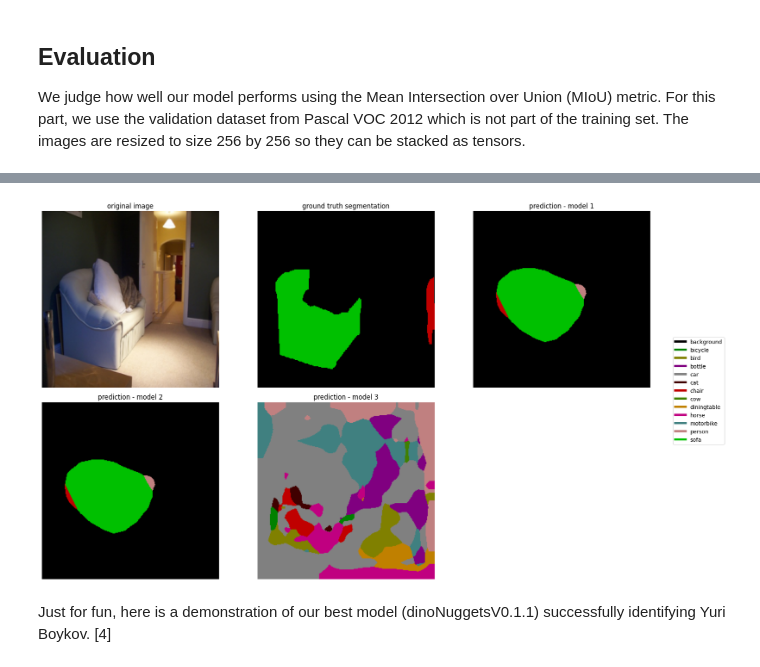
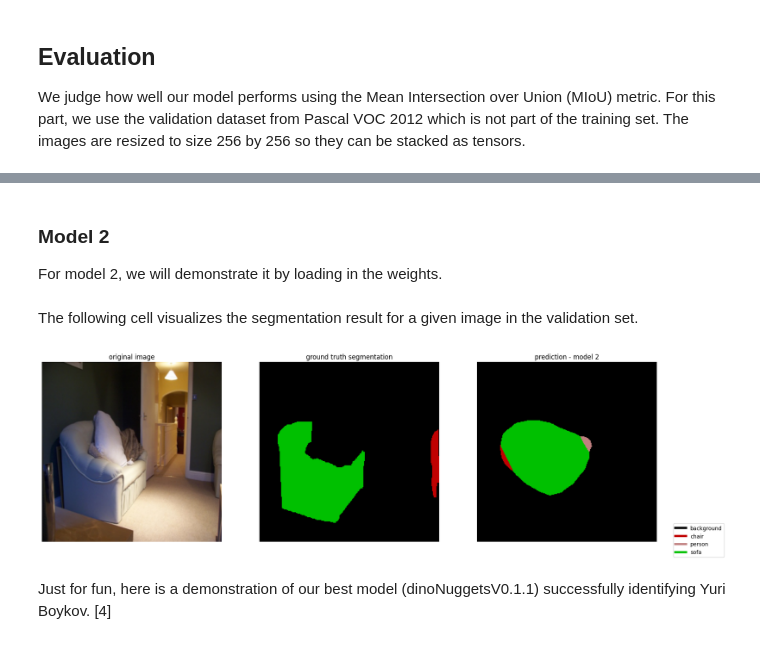
Before and after one commit to tofuuuuuuu/cs484-final-project, a Jupyter notebook: wsss.ipynb, the cells around one changed output, grey strips where cells are left out. Cells and saved outputs as stored; diff of their text form; code cells hidden in the pictures.

```diff
--- a/wsss.ipynb
+++ b/wsss.ipynb
@@ -853,3 +867,6 @@ After training the CNN using each of the loss functions we described earlier, we
+# %% [markdown]
+### Model 2
+For model 2, we will demonstrate it by loading in the weights.
 # %%
 from pathlib import Path
 
@@ -858,25 +876,13 @@ from pathlib import Path
 # torch.save(big_net_v2.state_dict(), save_path)
 # %%
 # load saved models
-path1 = Path("models") / "dinoNuggetsV0.0.1"
-path2 = Path("models") / "dinoNuggetsV0.1.1"
-path3 = Path("models") / "dinoNuggetsV0.1.2"
+path2 = Path("models") / "dinoNuggetsV0.0.1"
 
-model1 = DinoNuggets(copy.deepcopy(dino_backbone), NUM_CLASSES).to(device)
 model2 = DinoNuggets(copy.deepcopy(dino_backbone), NUM_CLASSES).to(device)
-model3 = DinoNuggets(copy.deepcopy(dino_backbone), NUM_CLASSES).to(device)
 
-weights1 = torch.load(path1, weights_only=False, map_location=device)
 weights2 = torch.load(path2, weights_only=False, map_location=device)
-weights3 = torch.load(path3, weights_only=False, map_location=device)
-
-model1.load_state_dict(weights1)
-model1.eval()
 
 model2.load_state_dict(weights2)
 model2.eval()
-
-model3.load_state_dict(weights3)
-model3.eval()
 # %%
 # display validation results for all 3 models
@@ -894,3 +892,5 @@ print("Validation MIoU for model 3:", val_miou3)
+# %% [markdown]
+The following cell visualizes the segmentation result for a given image in the validation set.
 # %%
 sample_idx = 10 # change to see different examples
 
@@ -903,18 +903,12 @@ mean = torch.tensor([0.485, 0.456, 0.406]).view(3, 1, 1)
 std = torch.tensor([0.229, 0.224, 0.225]).view(3, 1, 1)
 img_disp = (img_t.cpu() * std + mean).clamp(0, 1).permute(1, 2, 0).numpy()
 
-model1.eval()
 model2.eval()
-model3.eval()
 
 with torch.no_grad():
-    out1 = model1(input_t)
     out2 = model2(input_t)
-    out3 = model3(input_t)
 
-pred1 = torch.argmax(out1, dim=1).cpu().numpy()[0]
 pred2 = torch.argmax(out2, dim=1).cpu().numpy()[0]
-pred3 = torch.argmax(out3, dim=1).cpu().numpy()[0]
 
 gt_np = gt_mask.cpu().numpy()
 
@@ -924,48 +918,36 @@ fig = plt.figure(figsize=(18, 10))
 ax = fig.add_subplot(2, 3, 1)
 ax.set_title("original image")
 ax.imshow(img_disp)
 ax.axis("off")
 
 # 2) Ground truth
 ax = fig.add_subplot(2, 3, 2)
 ax.set_title("ground truth segmentation")
 ax.imshow(colorize_mask(gt_np))
 ax.axis("off")
 
-# 3) Prediction model 1
+# 3) Prediction model 2
 ax = fig.add_subplot(2, 3, 3)
-ax.set_title("prediction - model 1")
-ax.imshow(colorize_mask(pred1))
-ax.axis("off")
-
-# 4) Prediction model 2
-ax = fig.add_subplot(2, 3, 4)
 ax.set_title("prediction - model 2")
 ax.imshow(colorize_mask(pred2))
-ax.axis("off")
-
-# 5) Prediction model 3
-ax = fig.add_subplot(2, 3, 5)
-ax.set_title("prediction - model 3")
-ax.imshow(colorize_mask(pred3))
 ax.axis("off")
 
 # legend for present classes
 from matplotlib.lines import Line2D
 all_labels = np.unique(np.concatenate([
-    gt_np[gt_np != 255].ravel(), pred1.ravel(), pred2.ravel(), pred3.ravel()
+    gt_np[gt_np != 255].ravel(), pred2.ravel()
 ]))
 legend_elements = [
     Line2D([0], [0], color=np.array(palette[label * 3:label * 3 + 3]) / 255, lw=4, label=VOC_CLASSES[label])
     for label in all_labels
     if 0 <= label < len(VOC_CLASSES)
 ]
 fig.legend(handles=legend_elements, loc="center right", bbox_to_anchor=(1.02, 0.5))
 
 plt.tight_layout(rect=[0, 0, 0.95, 1])
 plt.show()
 # %% [output]
-[figure, old version]
+[figure, new version]
 # %% [markdown]
 Just for fun, here is a demonstration of our best model (dinoNuggetsV0.1.1) successfully identifying Yuri Boykov. [4]
 # %%
```
Also changed, not shown: parts of 10 cells of this notebook, 8 other files.
